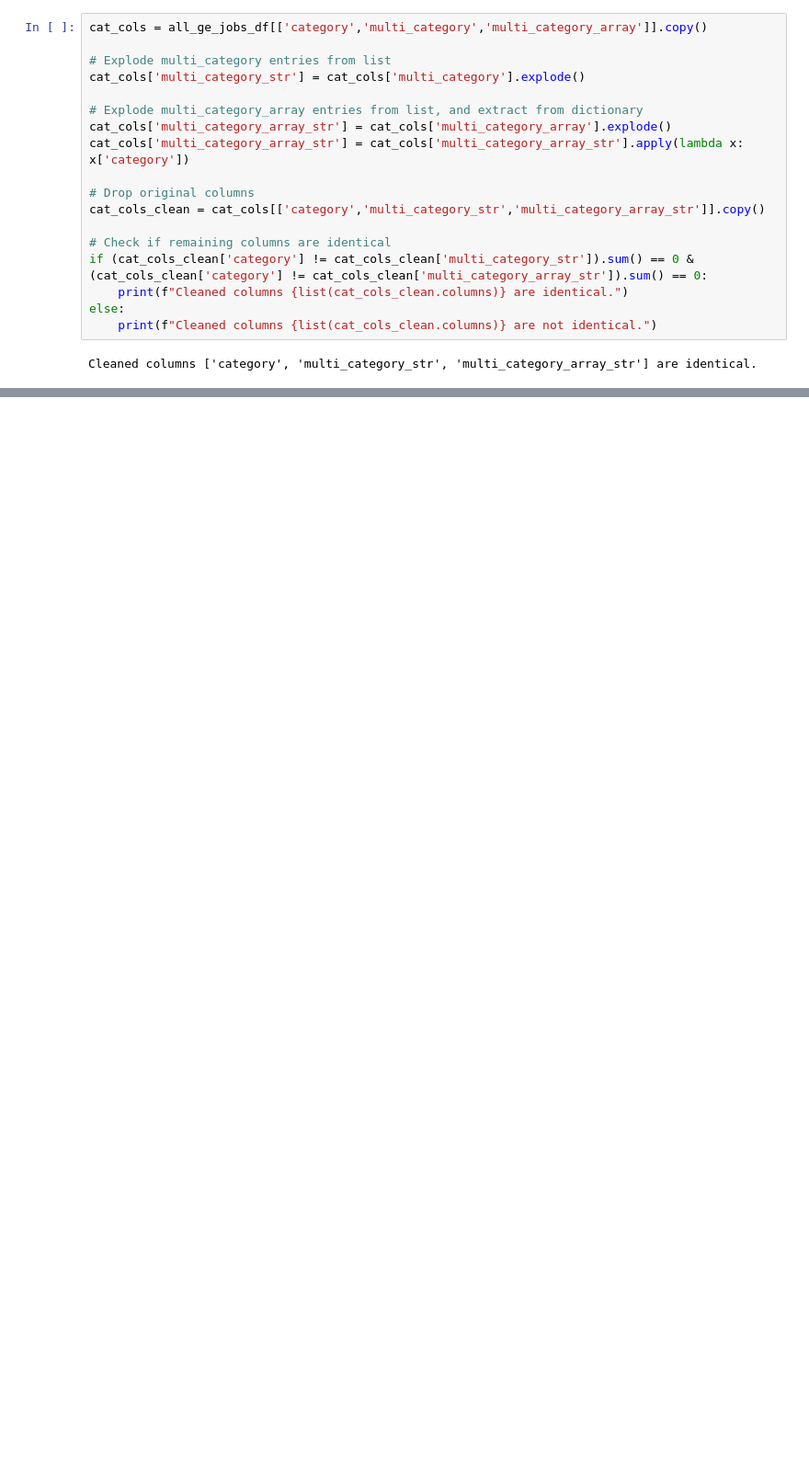
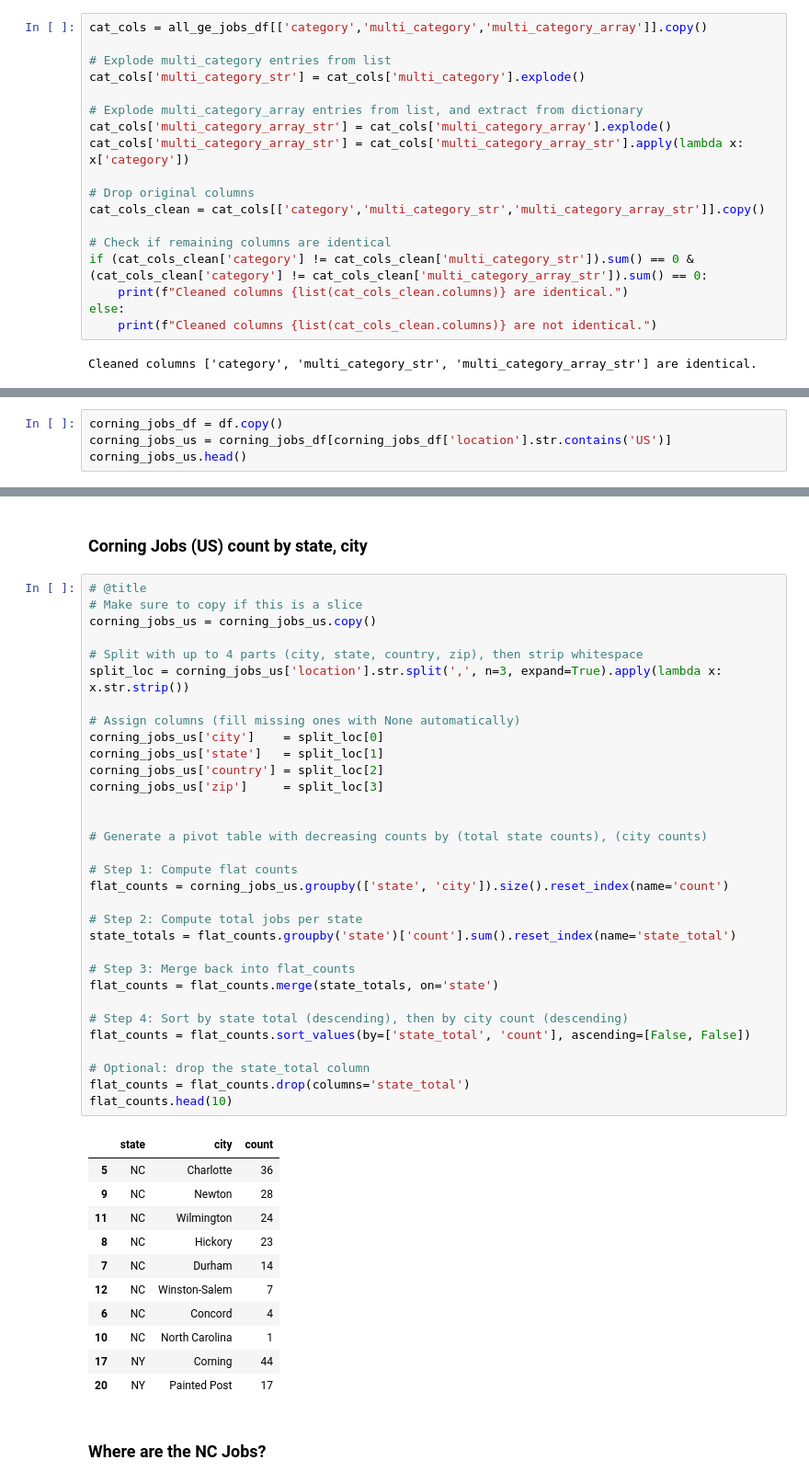
Before and after one commit to blwhiten/hello_world, a Jupyter notebook: quickstarts/Get_started.ipynb, the cells around one changed output, grey strips where cells are left out. Shown at 92% size. Saved outputs shown, nothing was run; the diff lists cells and outputs as text; blank space fills up the shorter version.

Commit message:
Scrape and explore Corning jobs

```diff
--- a/quickstarts/Get_started.ipynb
+++ b/quickstarts/Get_started.ipynb
@@ -1831,0 +1912,4 @@ tech_us_jobs[['title','business','businessSegment','experienceLevel','location',
+# %%
+corning_jobs_df = df.copy()
+corning_jobs_us = corning_jobs_df[corning_jobs_df['location'].str.contains('US')]
+corning_jobs_us.head()
@@ -1831,0 +1923,48 @@ tech_us_jobs[['title','business','businessSegment','experienceLevel','location',
+# %% [markdown]
+### Corning Jobs (US) count by state, city
+# %%
+# @title
+# Make sure to copy if this is a slice
+corning_jobs_us = corning_jobs_us.copy()
+
+# Split with up to 4 parts (city, state, country, zip), then strip whitespace
+split_loc = corning_jobs_us['location'].str.split(',', n=3, expand=True).apply(lambda x: x.str.strip())
+
+# Assign columns (fill missing ones with None automatically)
+corning_jobs_us['city']    = split_loc[0]
+corning_jobs_us['state']   = split_loc[1]
+corning_jobs_us['country'] = split_loc[2]
+corning_jobs_us['zip']     = split_loc[3]
+
+
+# Generate a pivot table with decreasing counts by (total state counts), (city counts)
+
+# Step 1: Compute flat counts
+flat_counts = corning_jobs_us.groupby(['state', 'city']).size().reset_index(name='count')
+
+# Step 2: Compute total jobs per state
+state_totals = flat_counts.groupby('state')['count'].sum().reset_index(name='state_total')
+
+# Step 3: Merge back into flat_counts
+flat_counts = flat_counts.merge(state_totals, on='state')
+
+# Step 4: Sort by state total (descending), then by city count (descending)
+flat_counts = flat_counts.sort_values(by=['state_total', 'count'], ascending=[False, False])
+
+# Optional: drop the state_total column
+flat_counts = flat_counts.drop(columns='state_total')
+flat_counts.head(10)
+# %% [output]
+|  | state | city | count |
+| 5 | NC | Charlotte | 36 |
+| 9 | NC | Newton | 28 |
+| 11 | NC | Wilmington | 24 |
+| 8 | NC | Hickory | 23 |
+| 7 | NC | Durham | 14 |
+| 12 | NC | Winston-Salem | 7 |
+| 6 | NC | Concord | 4 |
+| 10 | NC | North Carolina | 1 |
+| 17 | NY | Corning | 44 |
+| 20 | NY | Painted Post | 17 |
+# %% [markdown]
+### Where are the NC Jobs?
```
Also changed, not shown: parts of 21 cells of this notebook.
